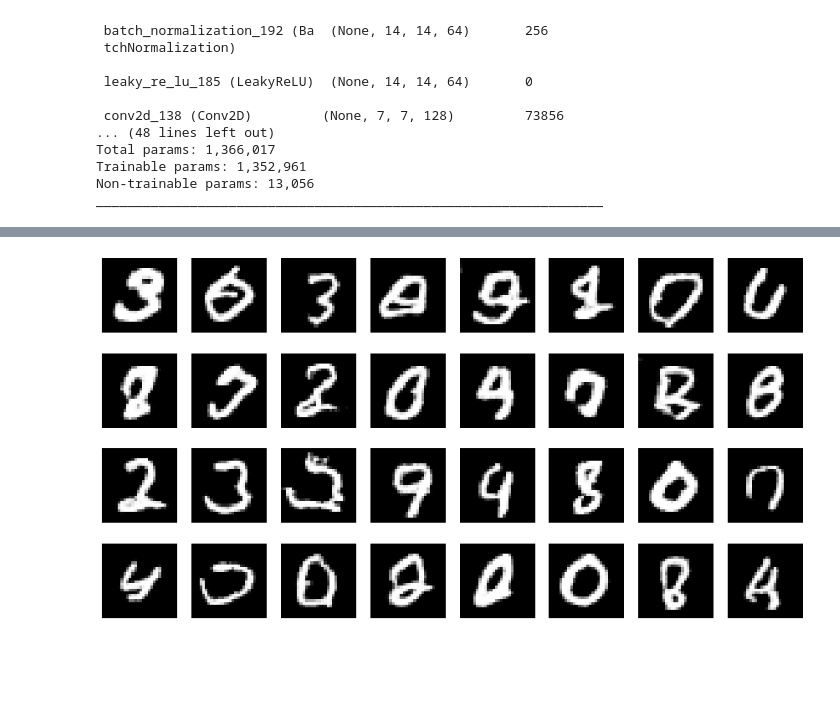
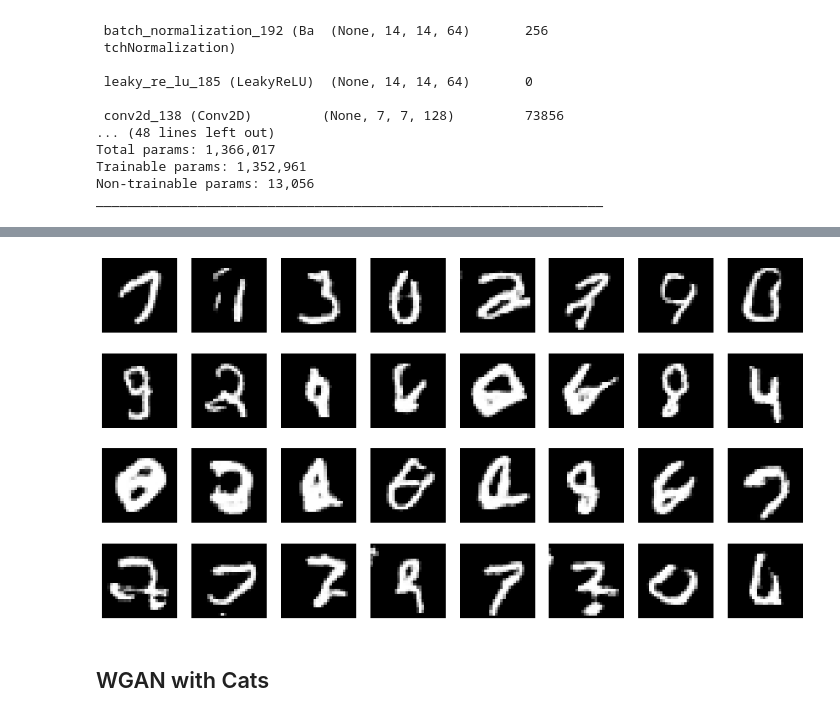
Before and after one commit to Cuzime/ML_projects, a Jupyter notebook: GANs.ipynb, the cells around one changed output, grey strips where cells are left out. Cells and saved outputs as stored; diff of their text form; code cells hidden in the pictures; blank space fills up the shorter version.

```diff
--- a/GANs.ipynb
+++ b/GANs.ipynb
@@ -213,20 +209,22 @@ Epoch 4/4
 # %%
 # generate random digits
 
-scale = 0.8
+scale = 1
 length = 0
 
 plt.figure(figsize=(15,8))
 for i in range(32):
   z = []
   for j in range(latent_dim):
     z.append(np.random.normal(loc = 0, scale = scale))
 
   ax = plt.subplot(4, 8, i + 1)
   z_vector_sampled = np.array([z])
   generated = generator.predict(z_vector_sampled, verbose = False)
   image = (generated[0].reshape(28,28)+1)/2
   plt.imshow(image, cmap = 'gray')
   plt.axis("off")
 # %% [output]
-[figure, old version]
+[figure, new version]
+# %% [markdown]
+## WGAN with Cats
```
Also changed, not shown: parts of 1 cell of this notebook, 1 other file.
